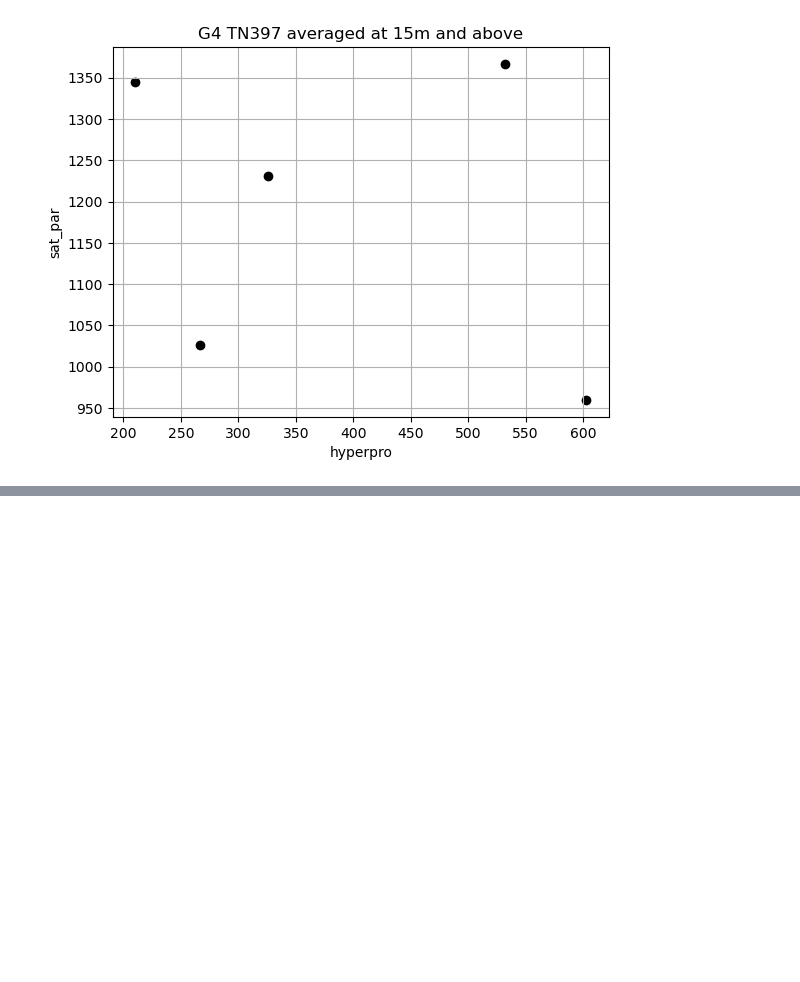
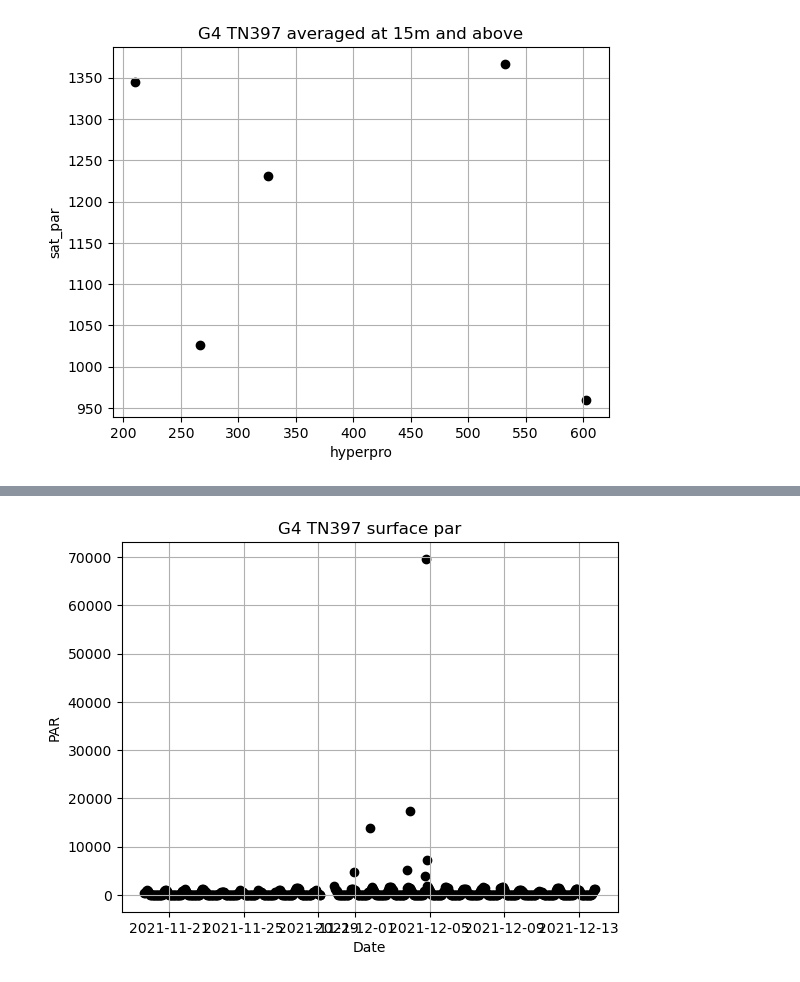
Before and after one commit to kpc02/SACNAS-2023-project, a Jupyter notebook: hyperpro_at_5m.ipynb, the cells around one changed output, grey strips where cells are left out. Cells and saved outputs as stored; diff of their text form; code cells hidden in the pictures; blank space fills up the shorter version.

```diff
--- a/hyperpro_at_5m.ipynb
+++ b/hyperpro_at_5m.ipynb
@@ -95,0 +101,6 @@ plt.grid()
+# %%
+underway = pd.read_csv('Gradients 4 - TN397 - Underway Hyperpro - Surface PAR.csv')
+underway['time'] = pd.DatetimeIndex(underway.time.values)
+underway.dropna()
+underway_hrly = underway.groupby([pd.Grouper(key = 'time', freq = 'H')]).agg({'surface_par': 'mean'}).reset_index()
+underway_hrly
@@ -95,0 +121,15 @@ plt.grid()
+# %%
+x = underway_hrly['time']
+y = underway_hrly['surface_par']
+
+
+plt.scatter(x, y, c = 'black')
+#plt.scatter(x2, y2, c = 'red', label = 'sat PAR')
+
+
+plt.xlabel("Date")
+plt.ylabel("PAR")
+plt.title('G4 TN397 surface par')
+plt.grid()
+# %% [output]
+[figure, added]
```
Also changed, not shown: parts of 5 cells of this notebook, 1 other file.
